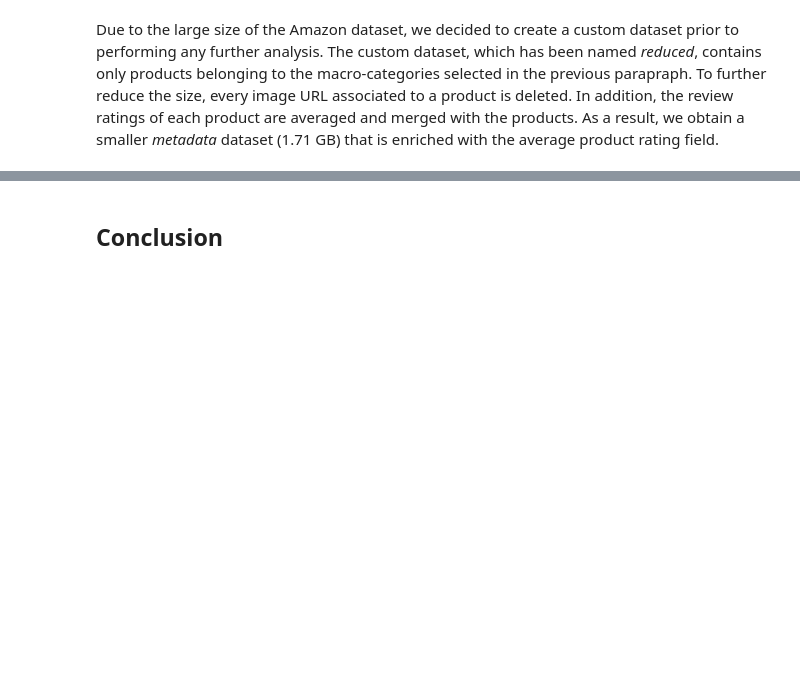
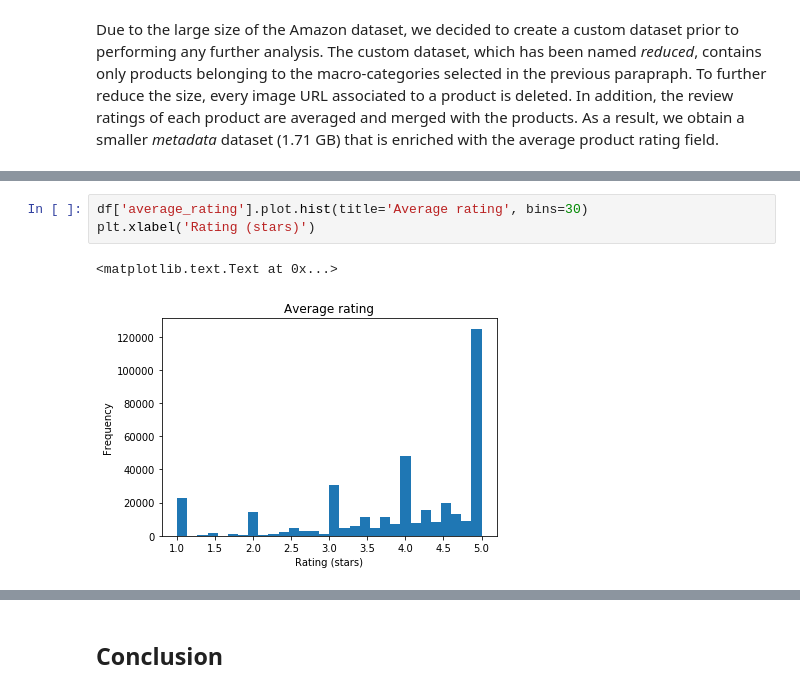
Before and after one commit to tarmeens/ada-homework, a Jupyter notebook: project/Milestone2.ipynb, the cells around one changed output, grey strips where cells are left out. Drawn from its saved outputs; the diff is of its cells as text; blank space fills up the shorter version.

```diff
--- a/project/Milestone2.ipynb
+++ b/project/Milestone2.ipynb
@@ -332,0 +352,6 @@ According to the graphs above, we discuss the following outcomes on the analysis
+# %%
+df['average_rating'].plot.hist(title='Average rating', bins=30)
+plt.xlabel('Rating (stars)')
+# %% [output]
+<matplotlib.text.Text at 0x...>
+[figure, added]
```
Also changed, not shown: parts of 58 cells of this notebook.
